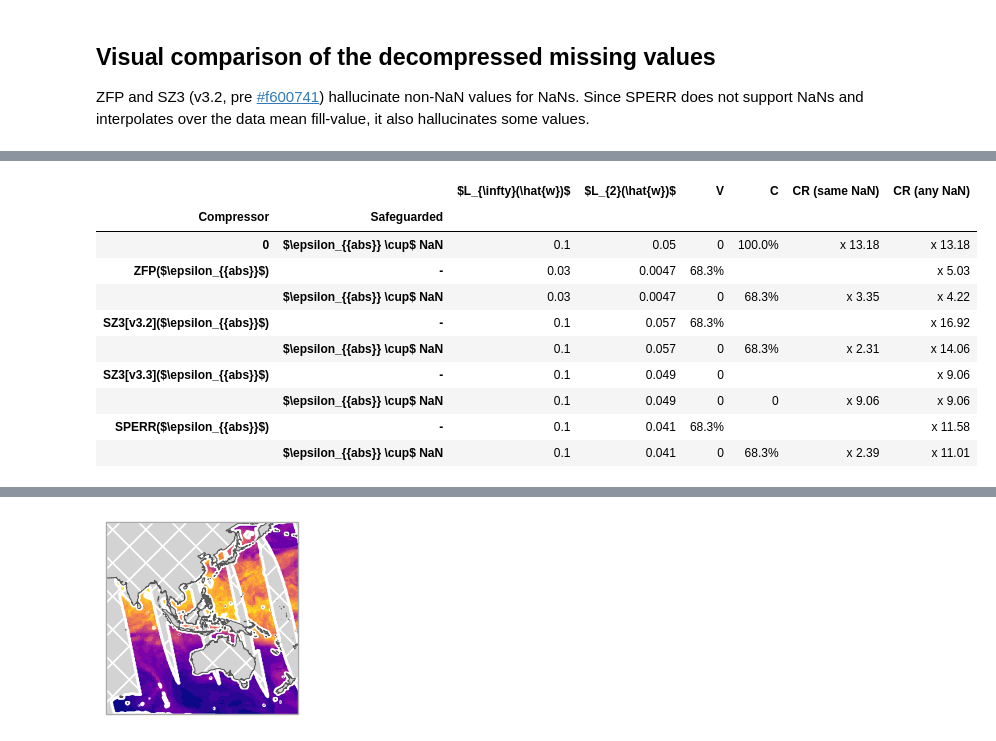
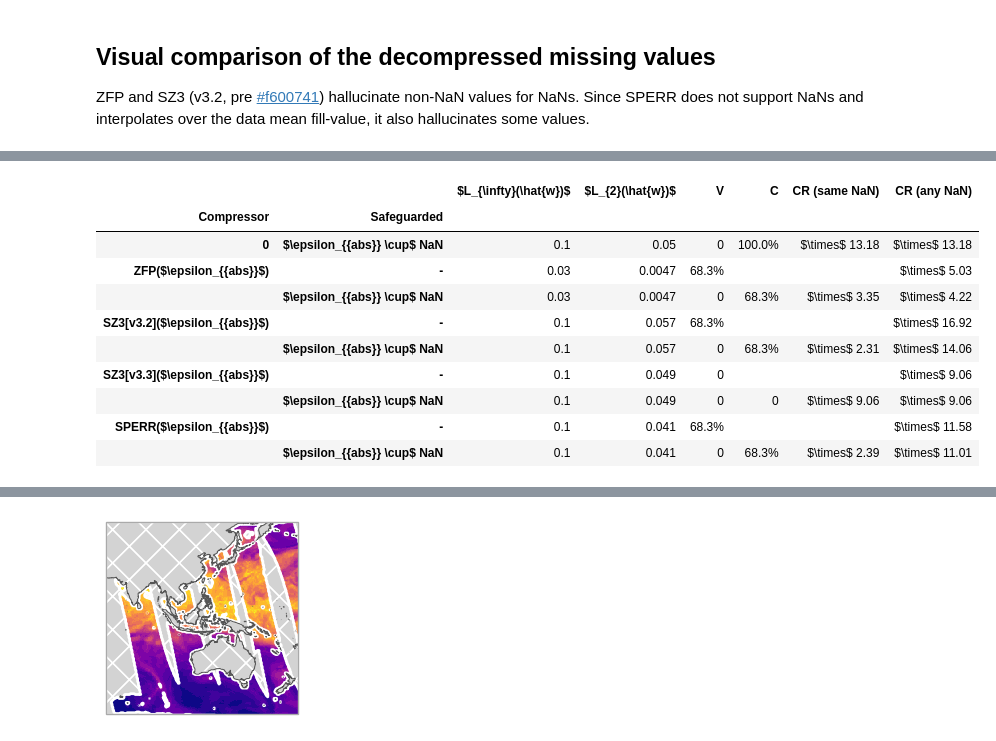
Before and after one commit to juntyr/compression-safeguards, a Jupyter notebook: examples/nan.ipynb, the cells around one changed output, grey strips where cells are left out. Saved outputs shown, nothing was run; the diff lists cells and outputs as text; code cells hidden in the pictures.

Commit message:
update table

```diff
--- a/examples/nan.ipynb
+++ b/examples/nan.ipynb
@@ -401,9 +401,11 @@ def table_wvpa(
             ],
             "V": [err_v],
             "C": [corr],
-            "CR (same NaN)": ["" if cr_nan is None else f"x {np.round(cr_nan, 2)}"],
+            "CR (same NaN)": [
+                "" if cr_nan is None else rf"$\times$ {np.round(cr_nan, 2)}"
+            ],
             "CR (any NaN)": [
-                f"x {np.round(cr, 2)}",
+                rf"$\times$ {np.round(cr, 2)}",
             ],
         }
     )
@@ -549,40 +551,44 @@ wvpa_table = pd.concat(
             r"SZ3[v3.3]($\epsilon_{{abs}}$)",
             r"$\epsilon_{{abs}} \cup$ NaN",
             eb_abs=eb_abs,
             corr=wvpa_sz3_3,
             cr_nan=wvpa_sg_nan_cr["sz3.3.rs"],
         ),
         table_wvpa(
             wvpa_sperr,
             wvpa_sperr_cr,
             r"SPERR($\epsilon_{{abs}}$)",
             "-",
             eb_abs=eb_abs,
         ),
         table_wvpa(
             wvpa_sg["sperr.rs"],
             wvpa_sg_cr["sperr.rs"],
             r"SPERR($\epsilon_{{abs}}$)",
             r"$\epsilon_{{abs}} \cup$ NaN",
             eb_abs=eb_abs,
             corr=wvpa_sperr,
             cr_nan=wvpa_sg_nan_cr["sperr.rs"],
         ),
     ]
 ).set_index(["Compressor", "Safeguarded"])
 
-wvpa_table.to_latex("nan.tex", escape=True)
+Path("nan.tex").write_text(
+    wvpa_table.to_latex(escape=False)
+    .replace("%", r"\%")
+    .replace("\\cline{1-8}\n\\bottomrule", "\\bottomrule")
+)
 
 wvpa_table
 # %% [output]
 |  |  | $L_{\infty}(\hat{w})$ | $L_{2}(\hat{w})$ | V | C | CR (same NaN) | CR (any NaN) |
 | Compressor | Safeguarded |  |  |  |  |  |  |
-| 0 | $\epsilon_{{abs}} \cup$ NaN | 0.1 | 0.05 | 0 | 100.0% | x 13.18 | x 13.18 |
-| ZFP($\epsilon_{{abs}}$) | - | 0.03 | 0.0047 | 68.3% |  |  | x 5.03 |
-|  | $\epsilon_{{abs}} \cup$ NaN | 0.03 | 0.0047 | 0 | 68.3% | x 3.35 | x 4.22 |
-| SZ3[v3.2]($\epsilon_{{abs}}$) | - | 0.1 | 0.057 | 68.3% |  |  | x 16.92 |
-|  | $\epsilon_{{abs}} \cup$ NaN | 0.1 | 0.057 | 0 | 68.3% | x 2.31 | x 14.06 |
-| SZ3[v3.3]($\epsilon_{{abs}}$) | - | 0.1 | 0.049 | 0 |  |  | x 9.06 |
-|  | $\epsilon_{{abs}} \cup$ NaN | 0.1 | 0.049 | 0 | 0 | x 9.06 | x 9.06 |
-| SPERR($\epsilon_{{abs}}$) | - | 0.1 | 0.041 | 68.3% |  |  | x 11.58 |
-|  | $\epsilon_{{abs}} \cup$ NaN | 0.1 | 0.041 | 0 | 68.3% | x 2.39 | x 11.01 |
+| 0 | $\epsilon_{{abs}} \cup$ NaN | 0.1 | 0.05 | 0 | 100.0% | $\times$ 13.18 | $\times$ 13.18 |
+| ZFP($\epsilon_{{abs}}$) | - | 0.03 | 0.0047 | 68.3% |  |  | $\times$ 5.03 |
+|  | $\epsilon_{{abs}} \cup$ NaN | 0.03 | 0.0047 | 0 | 68.3% | $\times$ 3.35 | $\times$ 4.22 |
+| SZ3[v3.2]($\epsilon_{{abs}}$) | - | 0.1 | 0.057 | 68.3% |  |  | $\times$ 16.92 |
+|  | $\epsilon_{{abs}} \cup$ NaN | 0.1 | 0.057 | 0 | 68.3% | $\times$ 2.31 | $\times$ 14.06 |
+| SZ3[v3.3]($\epsilon_{{abs}}$) | - | 0.1 | 0.049 | 0 |  |  | $\times$ 9.06 |
+|  | $\epsilon_{{abs}} \cup$ NaN | 0.1 | 0.049 | 0 | 0 | $\times$ 9.06 | $\times$ 9.06 |
+| SPERR($\epsilon_{{abs}}$) | - | 0.1 | 0.041 | 68.3% |  |  | $\times$ 11.58 |
+|  | $\epsilon_{{abs}} \cup$ NaN | 0.1 | 0.041 | 0 | 68.3% | $\times$ 2.39 | $\times$ 11.01 |
```
Also changed, not shown: parts of 5 cells of this notebook.
